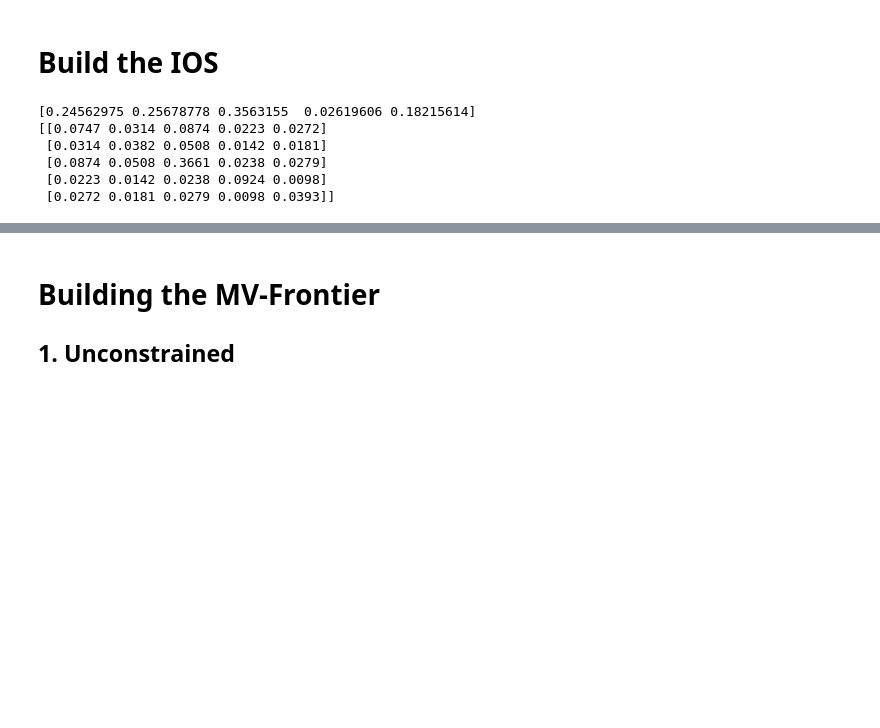
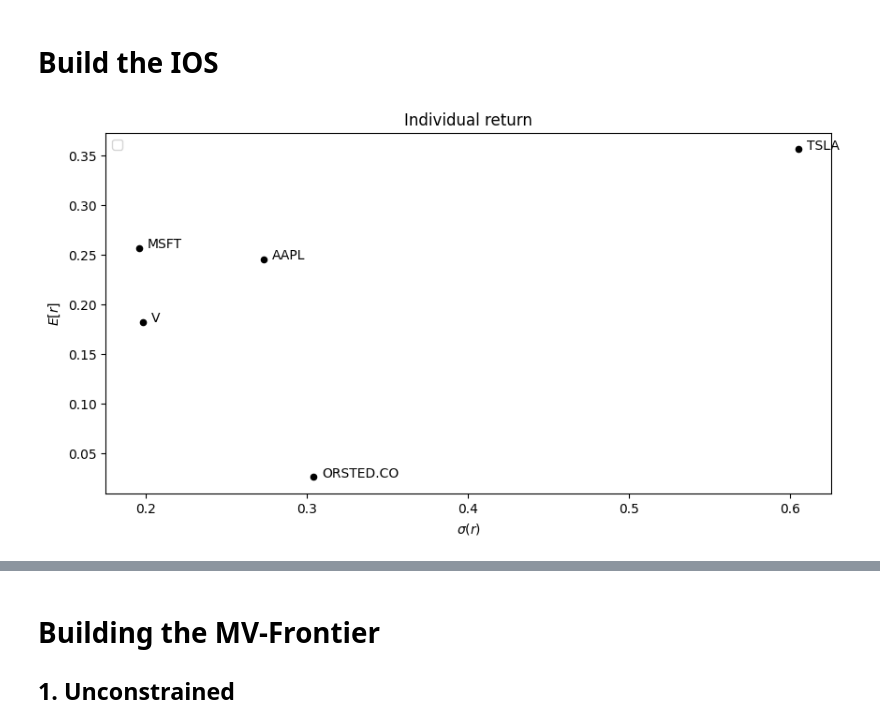
Before and after one commit to DennisSackmann/ProblemSet-1, a Jupyter notebook: main.ipynb, the cells around one changed output, grey strips where cells are left out. Saved outputs shown, nothing was run; the diff lists cells and outputs as text; code cells hidden in the pictures; blank space fills up the shorter version.

```diff
--- a/main.ipynb
+++ b/main.ipynb
@@ -71,13 +77,15 @@ cdf
 # %% [output]
 array([0.57095518, 0.16043586, 0.56266313, 0.93956132, 0.47573836])
 # %%
-a = 0.05
+# p-value
+
+a = 0.05 #alpha
 
 p = np.zeros((len(ticker)))
 
 for i in range(len(ticker)):
     p[i] = 1 - cdf[i]
-    if p[i] > a:
+    if p[i] >= a:
         print(ticker[i] + ": probably normal distributed")
     else:
         print(ticker[i] + ": not normal distributen")
@@ -100,13 +108,25 @@ for i in range(len(ticker)):
     mu[i] = np.mean(data["logreturn_" + ticker[i]])*12 # annualized return
 
 Sigma = (np.cov(data[['logreturn_AAPL', 'logreturn_MSFT', 'logreturn_TSLA', 'logreturn_ORSTED.CO', 'logreturn_V']].T)*12).round(4) # annulized covariance matrix
-
-print(mu)
-print(Sigma)
-# %% [output]
-[0.24562975 0.25678778 0.3563155  0.02619606 0.18215614]
-[[0.0747 0.0314 0.0874 0.0223 0.0272]
- [0.0314 0.0382 0.0508 0.0142 0.0181]
- [0.0874 0.0508 0.3661 0.0238 0.0279]
- [0.0223 0.0142 0.0238 0.0924 0.0098]
- [0.0272 0.0181 0.0279 0.0098 0.0393]]
+# %%
+# Plot mean
+
+plt.figure(1, figsize=(10,5))
+
+# add single assets investment opportunities
+plt.scatter(np.diag(Sigma)**0.5, mu[:], s=20, color='black')
+
+for i in range(len(ticker)):
+    plt.text((np.diag(Sigma)**0.5)[i] + 0.005, mu[i], ticker[i])
+
+#descrive axis
+plt.xlabel('$\sigma(r)$')
+plt.ylabel('$E[r]$')
+
+plt.legend()
+
+#add a title
+plt.title('Individual return')
+plt.show()
+# %% [output]
+[figure, added]
```
Also changed, not shown: parts of 16 cells of this notebook.
